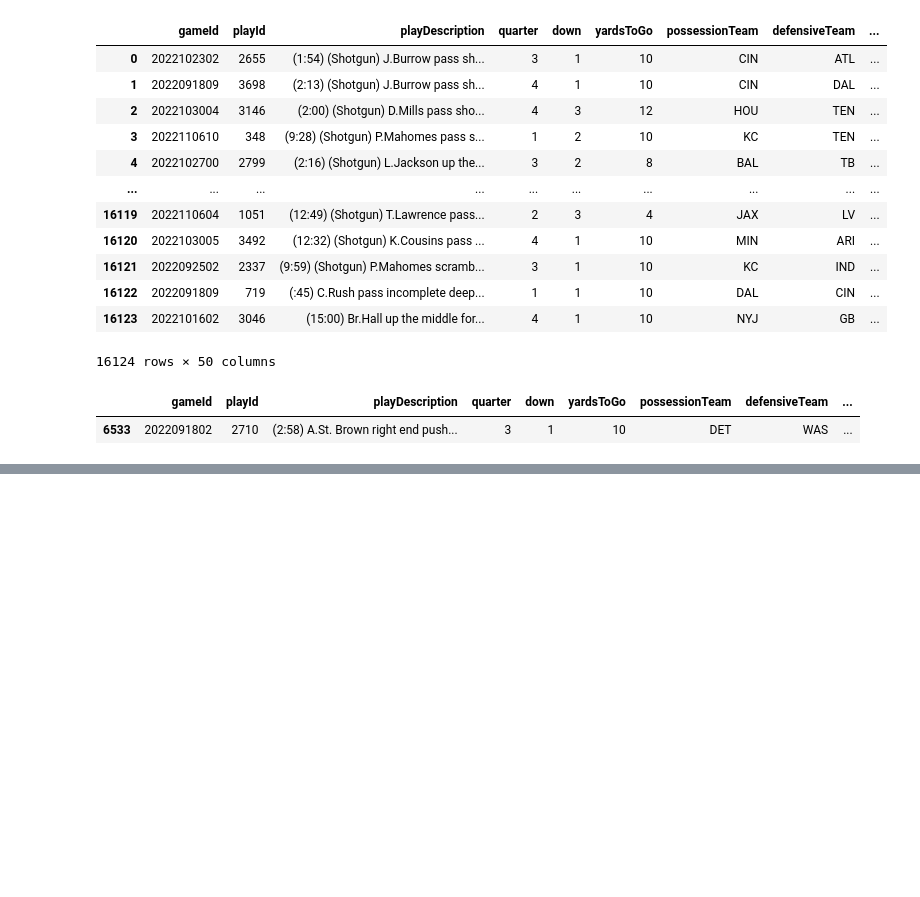
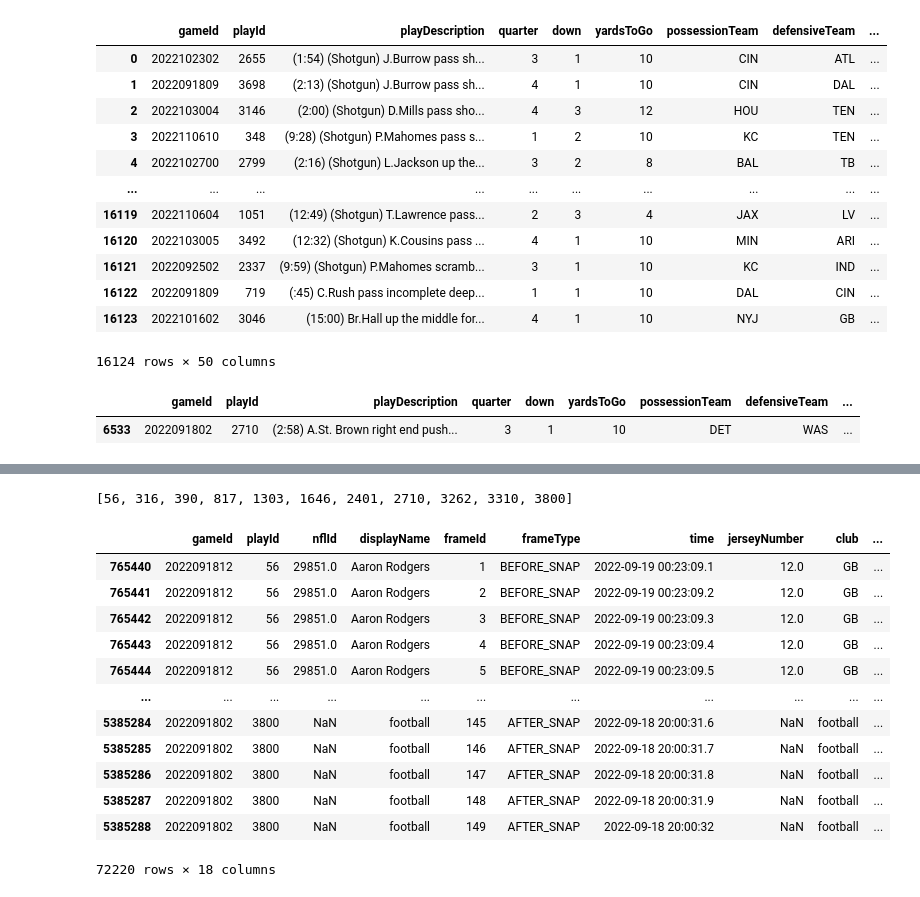
Before and after one commit to APoodle/NFL-Big-Data-Bowl-2025, a Jupyter notebook: nfl-big-data-bowl-2025.ipynb, the cells around one changed output, grey strips where cells are left out. Drawn from its saved outputs; the diff is of its cells as text; code cells hidden in the pictures; blank space fills up the shorter version.

```diff
--- a/nfl-big-data-bowl-2025.ipynb
+++ b/nfl-big-data-bowl-2025.ipynb
@@ -87,0 +145,25 @@ plays[(plays['playId'] == 2710) & (plays['gameId'] == 2022091802)]
+# %%
+wsh_game = player_play[(player_play['nflId'] == 53541) &
+            ((player_play['hadRushAttempt'] == 1.0) | (player_play['hadPassReception'] == 1.0)) &
+            (player_play['gameId'] == 2022091802)]['playId'].to_numpy()
+wsh_game = wsh_game.tolist()
+wsh_game
+# %% [output]
+[56, 316, 390, 817, 1303, 1646, 2401, 2710, 3262, 3310, 3800]
+# %%
+amon_ra_plays = tracking_week_2[tracking_week_2['playId'].isin(wsh_game)]
+amon_ra_plays
+# %% [output]
+|  | gameId | playId | nflId | displayName | frameId | frameType | time | jerseyNumber | club | ... |
+| 765440 | 2022091812 | 56 | 29851.0 | Aaron Rodgers | 1 | BEFORE_SNAP | 2022-09-19 00:23:09.1 | 12.0 | GB | ... |
+| 765441 | 2022091812 | 56 | 29851.0 | Aaron Rodgers | 2 | BEFORE_SNAP | 2022-09-19 00:23:09.2 | 12.0 | GB | ... |
+| 765442 | 2022091812 | 56 | 29851.0 | Aaron Rodgers | 3 | BEFORE_SNAP | 2022-09-19 00:23:09.3 | 12.0 | GB | ... |
+| 765443 | 2022091812 | 56 | 29851.0 | Aaron Rodgers | 4 | BEFORE_SNAP | 2022-09-19 00:23:09.4 | 12.0 | GB | ... |
+| 765444 | 2022091812 | 56 | 29851.0 | Aaron Rodgers | 5 | BEFORE_SNAP | 2022-09-19 00:23:09.5 | 12.0 | GB | ... |
+| ... | ... | ... | ... | ... | ... | ... | ... | ... | ... | ... |
+| 5385284 | 2022091802 | 3800 | NaN | football | 145 | AFTER_SNAP | 2022-09-18 20:00:31.6 | NaN | football | ... |
+| 5385285 | 2022091802 | 3800 | NaN | football | 146 | AFTER_SNAP | 2022-09-18 20:00:31.7 | NaN | football | ... |
+| 5385286 | 2022091802 | 3800 | NaN | football | 147 | AFTER_SNAP | 2022-09-18 20:00:31.8 | NaN | football | ... |
+| 5385287 | 2022091802 | 3800 | NaN | football | 148 | AFTER_SNAP | 2022-09-18 20:00:31.9 | NaN | football | ... |
+| 5385288 | 2022091802 | 3800 | NaN | football | 149 | AFTER_SNAP | 2022-09-18 20:00:32 | NaN | football | ... |
+72220 rows × 18 columns
```
Also changed, not shown: parts of 6 cells of this notebook.
